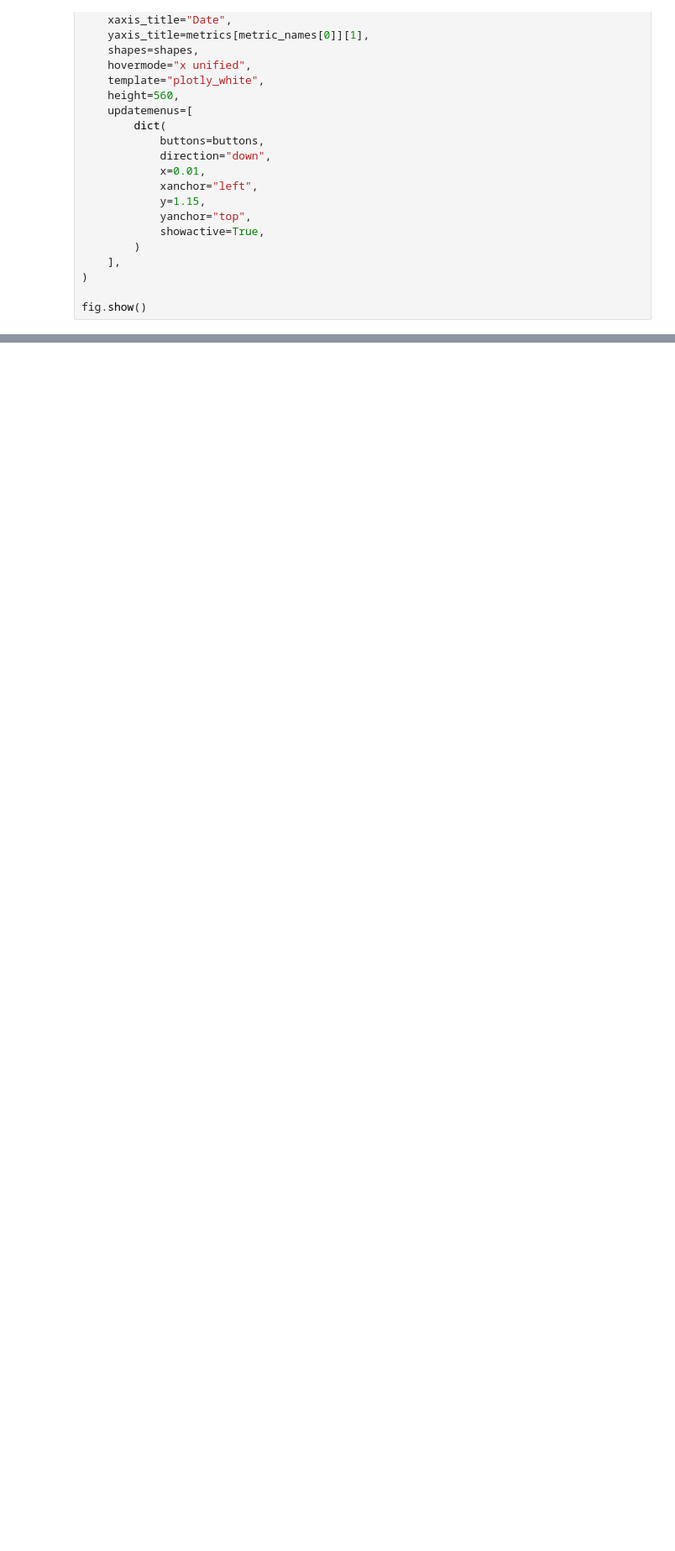
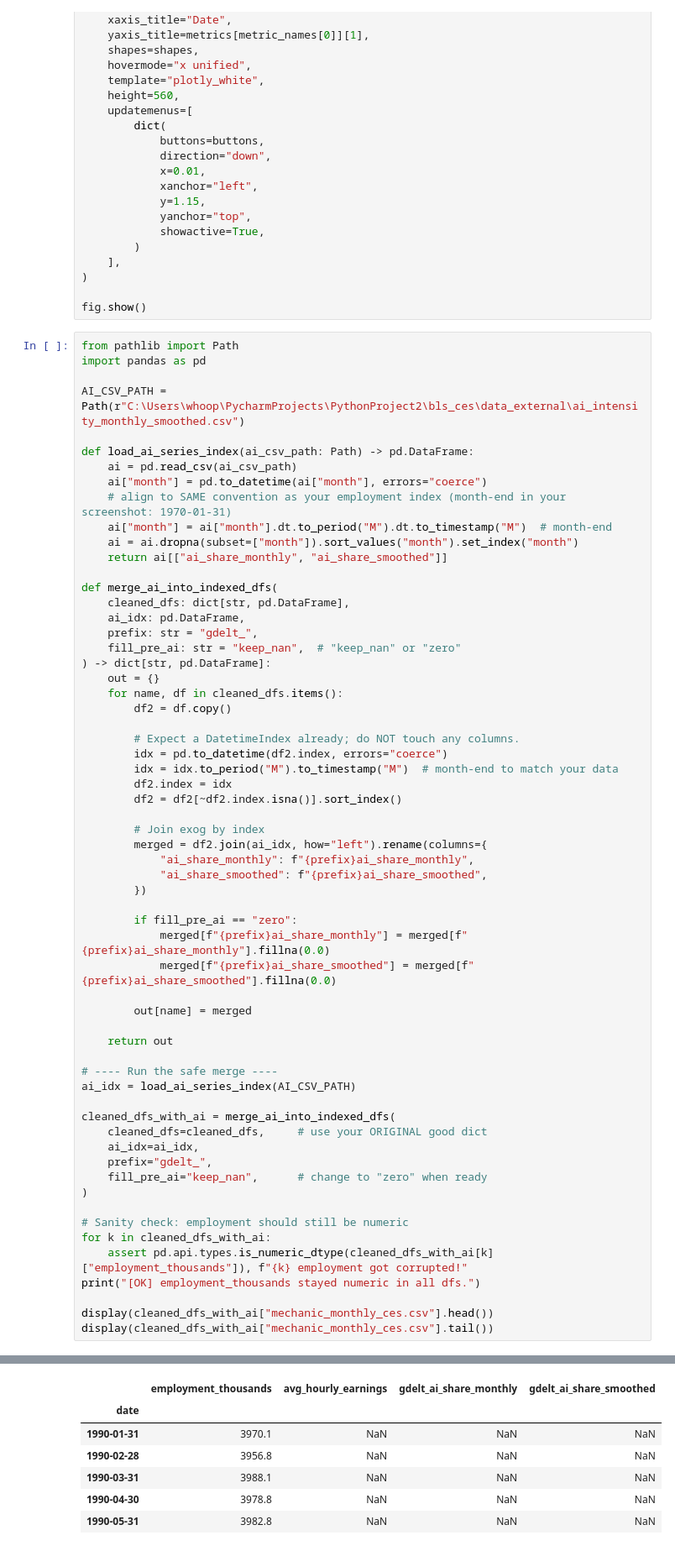
Before and after one commit to benji-carr/MCM_Problem_F_Data_Wrangling, a Jupyter notebook: EDA Notebooks/Current Employment Statistics EDA.ipynb, the cells around one changed output, grey strips where cells are left out. Shown at 84% size. Cells and saved outputs as stored; diff of their text form; blank space fills up the shorter version.

```diff
--- a/EDA Notebooks/Current Employment Statistics EDA.ipynb
+++ b/EDA Notebooks/Current Employment Statistics EDA.ipynb
@@ -601,3 +607,65 @@ fig.update_layout(
 )
 
 fig.show()
+# %%
+from pathlib import Path
+import pandas as pd
+
+AI_CSV_PATH = Path(r"C:\Users\whoop\PycharmProjects\PythonProject2\bls_ces\data_external\ai_intensity_monthly_smoothed.csv")
+
+def load_ai_series_index(ai_csv_path: Path) -> pd.DataFrame:
+    ai = pd.read_csv(ai_csv_path)
+    ai["month"] = pd.to_datetime(ai["month"], errors="coerce")
+    # align to SAME convention as your employment index (month-end in your screenshot: 1970-01-31)
+    ai["month"] = ai["month"].dt.to_period("M").dt.to_timestamp("M")  # month-end
+    ai = ai.dropna(subset=["month"]).sort_values("month").set_index("month")
+    return ai[["ai_share_monthly", "ai_share_smoothed"]]
+
+def merge_ai_into_indexed_dfs(
+    cleaned_dfs: dict[str, pd.DataFrame],
+    ai_idx: pd.DataFrame,
+    prefix: str = "gdelt_",
+    fill_pre_ai: str = "keep_nan",  # "keep_nan" or "zero"
+) -> dict[str, pd.DataFrame]:
+    out = {}
+    for name, df in cleaned_dfs.items():
+        df2 = df.copy()
+
+        # Expect a DatetimeIndex already; do NOT touch any columns.
+        idx = pd.to_datetime(df2.index, errors="coerce")
+        idx = idx.to_period("M").to_timestamp("M")  # month-end to match your data
+        df2.index = idx
+        df2 = df2[~df2.index.isna()].sort_index()
+
+        # Join exog by index
+        merged = df2.join(ai_idx, how="left").rename(columns={
+            "ai_share_monthly": f"{prefix}ai_share_monthly",
+            "ai_share_smoothed": f"{prefix}ai_share_smoothed",
+        })
+
+        if fill_pre_ai == "zero":
+            merged[f"{prefix}ai_share_monthly"] = merged[f"{prefix}ai_share_monthly"].fillna(0.0)
+            merged[f"{prefix}ai_share_smoothed"] = merged[f"{prefix}ai_share_smoothed"].fillna(0.0)
+
+        out[name] = merged
+
+    return out
+
+# ---- Run the safe merge ----
+ai_idx = load_ai_series_index(AI_CSV_PATH)
+
+cleaned_dfs_with_ai = merge_ai_into_indexed_dfs(
+    cleaned_dfs=cleaned_dfs,     # use your ORIGINAL good dict
+    ai_idx=ai_idx,
+    prefix="gdelt_",
+    fill_pre_ai="keep_nan",      # change to "zero" when ready
+)
+
+# Sanity check: employment should still be numeric
+for k in cleaned_dfs_with_ai:
+    assert pd.api.types.is_numeric_dtype(cleaned_dfs_with_ai[k]["employment_thousands"]), f"{k} employment got corrupted!"
+print("[OK] employment_thousands stayed numeric in all dfs.")
+
+display(cleaned_dfs_with_ai["mechanic_monthly_ces.csv"].head())
+display(cleaned_dfs_with_ai["mechanic_monthly_ces.csv"].tail())
+# %% [output]
@@ -603,0 +673,7 @@ fig.show()
+|  | employment_thousands | avg_hourly_earnings | gdelt_ai_share_monthly | gdelt_ai_share_smoothed |
+| date |  |  |  |  |
+| 1990-01-31 | 3970.1 | NaN | NaN | NaN |
+| 1990-02-28 | 3956.8 | NaN | NaN | NaN |
+| 1990-03-31 | 3988.1 | NaN | NaN | NaN |
+| 1990-04-30 | 3978.8 | NaN | NaN | NaN |
+| 1990-05-31 | 3982.8 | NaN | NaN | NaN |
```
Also changed, not shown: parts of 14 cells of this notebook.
